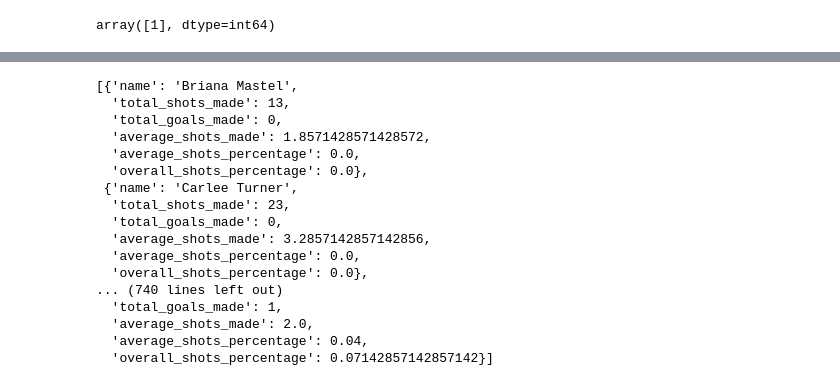
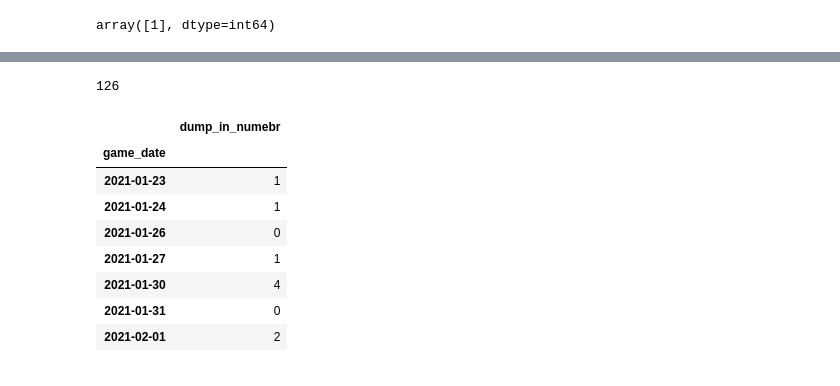
Before and after one commit to MiracleSkyHawk/MMA_Summer_Datathon_TAzure, a Jupyter notebook: Jesse - test.ipynb, the cells around one changed output, grey strips where cells are left out. Cells and saved outputs as stored; diff of their text form; code cells hidden in the pictures.

```diff
--- a/Jesse - test.ipynb
+++ b/Jesse - test.ipynb
@@ -72,20 +71,6 @@ for player in player_list:
 # %%
-shooting_stats_list
+# shooting_stats_list
-# %% [output]
-[{'name': 'Briana Mastel',
-  'total_shots_made': 13,
-  'total_goals_made': 0,
-  'average_shots_made': 1.8571428571428572,
-  'average_shots_percentage': 0.0,
-  'overall_shots_percentage': 0.0},
- {'name': 'Carlee Turner',
-  'total_shots_made': 23,
-  'total_goals_made': 0,
-  'average_shots_made': 3.2857142857142856,
-  'average_shots_percentage': 0.0,
-  'overall_shots_percentage': 0.0},
-... (740 lines left out)
-  'total_goals_made': 1,
-  'average_shots_made': 2.0,
-  'average_shots_percentage': 0.04,
-  'overall_shots_percentage': 0.07142857142857142}]
+# %%
+len(player_list)
+# %% [output]
+126
@@ -91,0 +126,17 @@ shooting_stats_list
+# %%
+df_attendence = df.groupby(["game_date"]).apply(lambda x: x[(x['Player']==player_name)]['Event'].count()).to_frame(name='attendence')
+not_played_dates = df_attendence[df_attendence['attendence']==0].index.to_list()
+df_dump_in = df.groupby(["game_date"]).apply(lambda x: x[((x['Event']=='Dump In/Out') & (x['Player']==player_name)) & (( x['X Coordinate'] > 75) & ( x['X Coordinate'] < 125))]["Detail 1"].count()).to_frame(name='dump_in_number')
+df_dump_in = df_dump_in.drop(not_played_dates)
+# %%
+df_dump_in
+# %% [output]
+|  | dump_in_numebr |
+| game_date |  |
+| 2021-01-23 | 1 |
+| 2021-01-24 | 1 |
+| 2021-01-26 | 0 |
+| 2021-01-27 | 1 |
+| 2021-01-30 | 4 |
+| 2021-01-31 | 0 |
+| 2021-02-01 | 2 |
```
Also changed, not shown: parts of 12 cells of this notebook.
